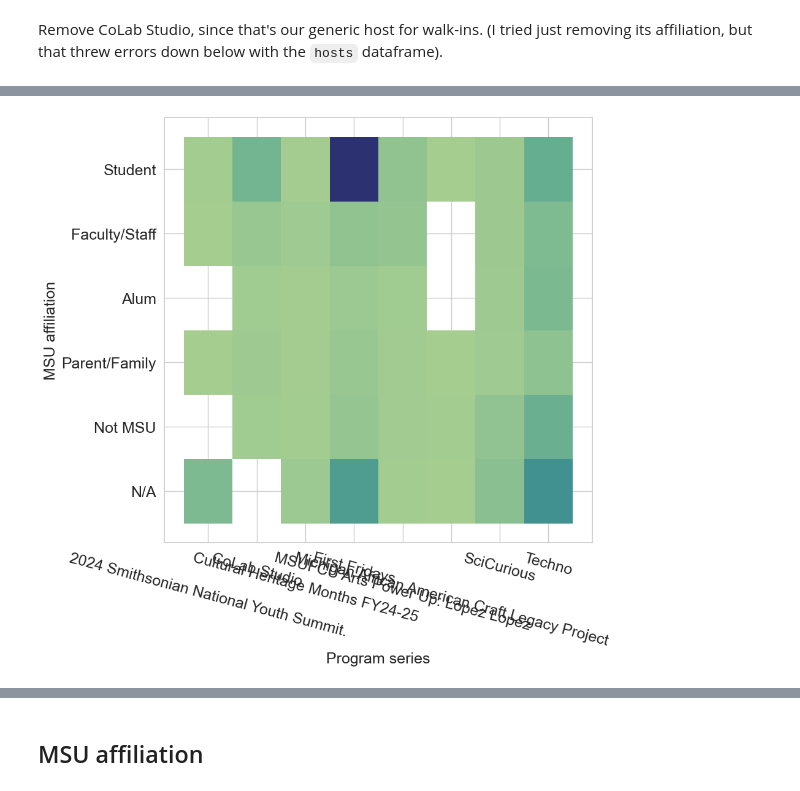
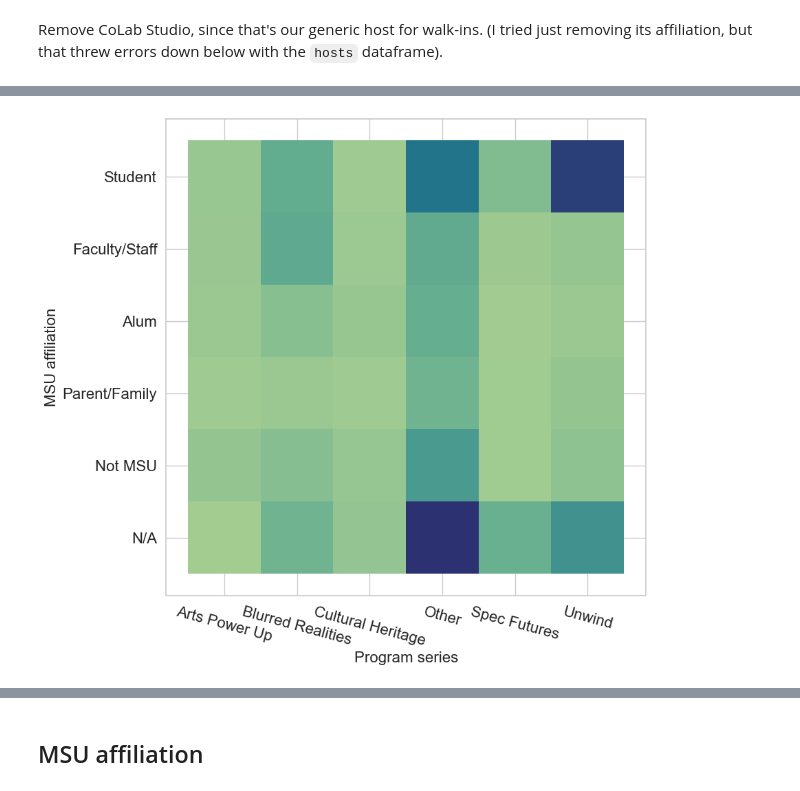
Before and after one commit to abigailStev/altru-shenanigans, a Jupyter notebook: Quarterly/quant_annual.ipynb, the cells around one changed output, grey strips where cells are left out. Cells and saved outputs as stored; diff of their text form; code cells hidden in the pictures.

```diff
--- a/Quarterly/quant_annual.ipynb
+++ b/Quarterly/quant_annual.ipynb
@@ -344,0 +460,3 @@ plt.show()
+# %%
+day_cats = ['Mon', 'Tue', 'Wed', 'Thu', 'Fri', 'Sat', 'Sun']
+programs['Day'] = pd.Categorical(programs['Day'], categories=day_cats, ordered=True)
@@ -365,13 +515,7 @@ display(registrants.info())
 registrants = registrants[registrants['Program name'].isin(programs['Name'].unique().tolist())]
 
 ## Shortening location names
-registrants['Program location'] = registrants['Program location'].replace("Beal Botanical Garden", "Beal")
-registrants['Program location'] = registrants['Program location'].replace("Communication Arts and Sciences Building", "WKAR")
-registrants['Program location'] = registrants['Program location'].replace("Kresge Art Center", "Kresge")
-registrants['Program location'] = registrants['Program location'].replace("MSU Main Library", "MSU Library")
-registrants['Program location'] = registrants['Program location'].replace("FRIB (Facility for Rare Isotope Beams)", "FRIB")
-registrants['Program location'] = registrants['Program location'].replace("Brody Square", "Brody")
-registrants['Program location'] = registrants['Program location'].replace("Natural Science Building", "NatSci")
+registrants['Program location'] = registrants['Program location'].map(loc_mapping)
 registrants['MSU affiliation'] = registrants['MSU affiliation'].fillna("N/A")
 # %% [output]
 <class 'pandas.core.frame.DataFrame'>
@@ -428,8 +574,10 @@ Remove Abbie and Brittany, since we sign up for every program to test the links
 # %%
-# notmeA_idx = ["Abbie Stevens".casefold() not in item.casefold() for item in registrants['Visitor name']]
-# registrants = registrants.loc[notmeA_idx]
-# notmeB_idx = ["Brittany Carter".casefold() not in item.casefold() for item in registrants['Visitor name']]
-# registrants = registrants.loc[notmeB_idx]
+notmeA_idx = ["Abbie Stevens".casefold() not in item.casefold() for item in registrants['Visitor name']]
+registrants = registrants.loc[notmeA_idx]
+notmeB_idx = ["Brittany Carter".casefold() not in item.casefold() for item in registrants['Visitor name']]
+registrants = registrants.loc[notmeB_idx]
+notmeM_idx = ["Mark Sullivan".casefold() not in item.casefold() for item in registrants['Visitor name']]
+registrants = registrants.loc[notmeM_idx]
 # %% [markdown]
 Remove CoLab Studio, since that's our generic host for walk-ins. (I tried just removing its affiliation, but that threw errors down below with the `hosts` dataframe).
 # %%
@@ -465,14 +613,3 @@ Name: Attended, dtype: int64
 sns.set_style('whitegrid')
 # %%
 # These were throwing errors because we had a some different punctuation in the name
-registrants.loc[registrants['Program name'].str.contains("SciCurious"), 'Program name'] = "SciCurious"
-registrants.loc[registrants['Program name'].str.contains("SciCurious"), 'Program series'] = "SciCurious"
-registrants.loc[registrants['Program name'].str.contains("Pi* Night"), 'Program name'] = "Pie Night"
-registrants['Program name'] = registrants['Program name'].replace("Whodunit? A Night of Mysteries with the MSU Museum", "Whodunit")
-registrants['Program name'] = registrants['Program name'].replace("SciCurious?", "SciCurious")
-registrants['Program name'] = registrants['Program name'].replace("Pi(e) Night", "Pie Night")
-programs['Name'] = programs['Name'].replace("Whodunit? A Night of Mysteries with the MSU Museum", "Whodunit")
-programs['Name'] = programs['Name'].replace("SciCurious? Explore MSU’s Science Collections", "SciCurious")
-programs['Name'] = programs['Name'].replace("Pi(e) Night", "Pie Night")
-
-display(registrants['Program name'])
@@ -498,15 +622,16 @@ for i in range(len(programs['Name'])):
 # %%
 attendees = registrants.loc[registrants['Attended'] == True]
 
 fig, ax = plt.subplots(figsize=(9,9))
 fig = sns.histplot(attendees, x='Program series', y='MSU affiliation', cmap='crest')
 fig.set_xticklabels(fig.get_xticklabels(), rotation=345)
-ax.tick_params(axis='both', which='major', labelsize=18)
-ax.xaxis.label.set_size(18)
-ax.yaxis.label.set_size(18)
+ax.tick_params(axis='both', which='major', labelsize=16)
+ax.xaxis.label.set_size(16)
+ax.yaxis.label.set_size(16)
+fig.figure.savefig(q_dir+"/2D-affil-series.png", bbox_inches='tight')
 plt.show()
 # %% [output]
-[figure, old version]
+[figure, new version]
 # %%
 students_attended = attendees.loc[attendees['MSU affiliation'] == "N/A"]
 for i in range(len(programs['Name'])):
```
Also changed, not shown: parts of 47 cells of this notebook, 1 other file.
